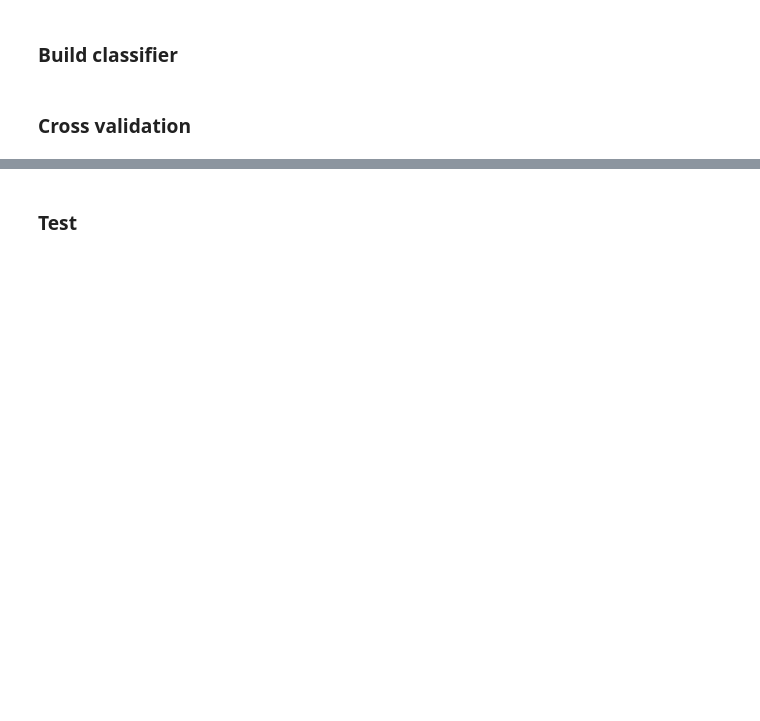
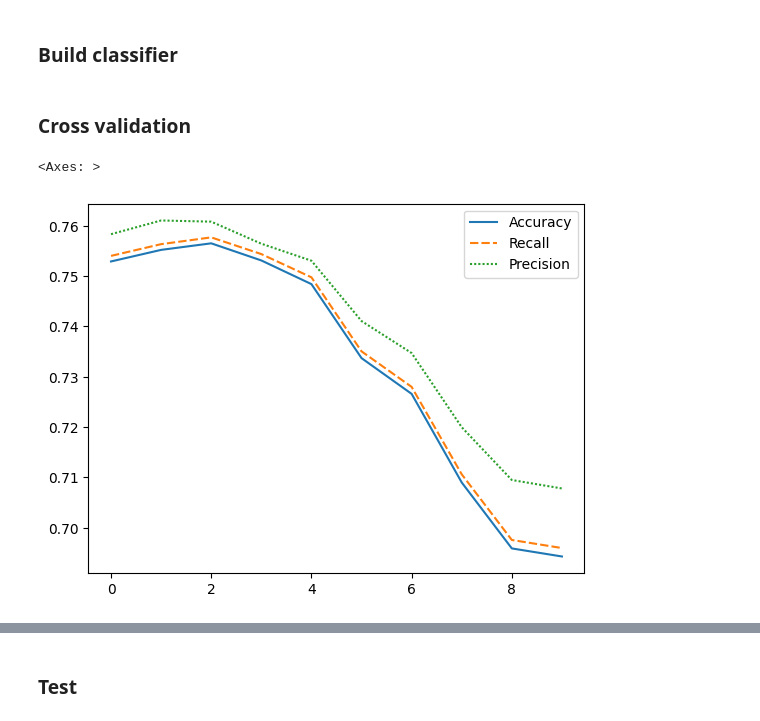
Before and after one commit to julielhagen/Clothing_classification-, a Jupyter notebook: NaiveBayes.ipynb, the cells around one changed output, grey strips where cells are left out. Saved outputs shown, nothing was run; the diff lists cells and outputs as text; code cells hidden in the pictures; blank space fills up the shorter version.

```diff
--- a/NaiveBayes.ipynb
+++ b/NaiveBayes.ipynb
@@ -173,4 +176,40 @@ yhat = NB.predict(X_test_transformed)
 from sklearn.metrics import accuracy_score, recall_score, precision_score, roc_auc_score, make_scorer
+# %%
+def cross_validate(clfs, X, y):
+    accuracy_scores, recall_scores, precision_scores, roc_auc_scores  = [], [], [], []
+
+    for clf in clfs.values():
+        accuracy, recall, precision, roc_auc = 0, 0, 0, 0
+
+        num_folds = 10
+        skf = StratifiedKFold(num_folds, random_state=0, shuffle=True)
+
+        for (train_idx, val_idx) in skf.split(X,y):
+            clf.fit(X[train_idx], y_train[train_idx])
+            y_hat = clf.predict(X[val_idx])
+            y_hat_proba = clf.predict_proba(X[val_idx])
+            y_true = y[val_idx]
+
+            accuracy += accuracy_score(y_true, y_hat)
+            recall += recall_score(y_true, y_hat, average = 'macro')
+            precision += precision_score(y_true, y_hat, average = 'macro')
+            roc_auc += roc_auc_score(y_true, y_hat_proba, average = 'macro', multi_class = 'ovr')
+
+        # Average scores
+        accuracy /= num_folds
+        recall /= num_folds
+        precision /= num_folds
+        roc_auc /= num_folds
+
+        accuracy_scores.append(accuracy)
+        recall_scores.append(recall)
+        precision_scores.append(precision)
+        roc_auc_scores.append(roc_auc)
+
+    test_scores = pd.DataFrame({'clf_name': clfs.keys(), 'Accuracy': accuracy_scores, 'Recall': recall_scores, 'Precision': precision_scores, 'Roc_auc': roc_auc_scores})
+    return test_scores
 # %%
-classifiers_hist = [NaiveBayes(h,'hist') for h in H]
-classifiers_kde = [NaiveBayes(h,'kde') for h in H]
+H = np.arange(start=0.1, stop=1.1, step=0.1)
+
+classifiers_hist = {f'NB_{i}': NaiveBayes(h,'hist') for i, h in enumerate(H)}
+classifiers_kde = {f'NB_{i}': NaiveBayes(h,'kde') for i, h in enumerate(H)}
@@ -186,0 +216,8 @@ scores ={'accuracy': make_scorer(accuracy_score),
+# %%
+scores_hist = cross_validate(classifiers_hist, X_train_transformed, y_train)
+scores_kde = cross_validate(classifiers_kde, X_train_transformed, y_train)
+# %%
+sns.lineplot(scores_hist[['Accuracy', 'Recall', 'Precision']])
+# %% [output]
+<Axes: >
+[figure, added]
```
Also changed, not shown: parts of 18 cells of this notebook.
